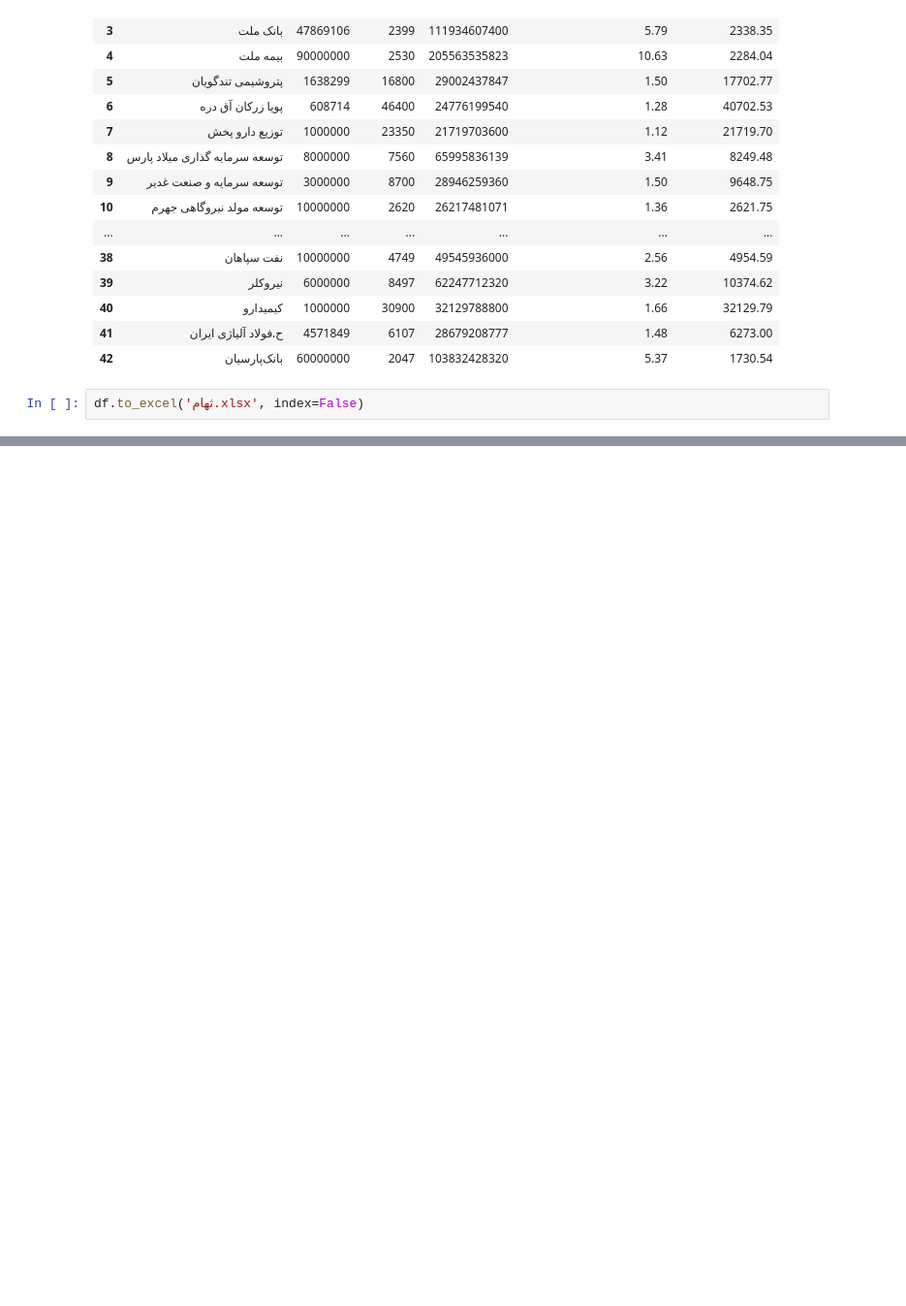
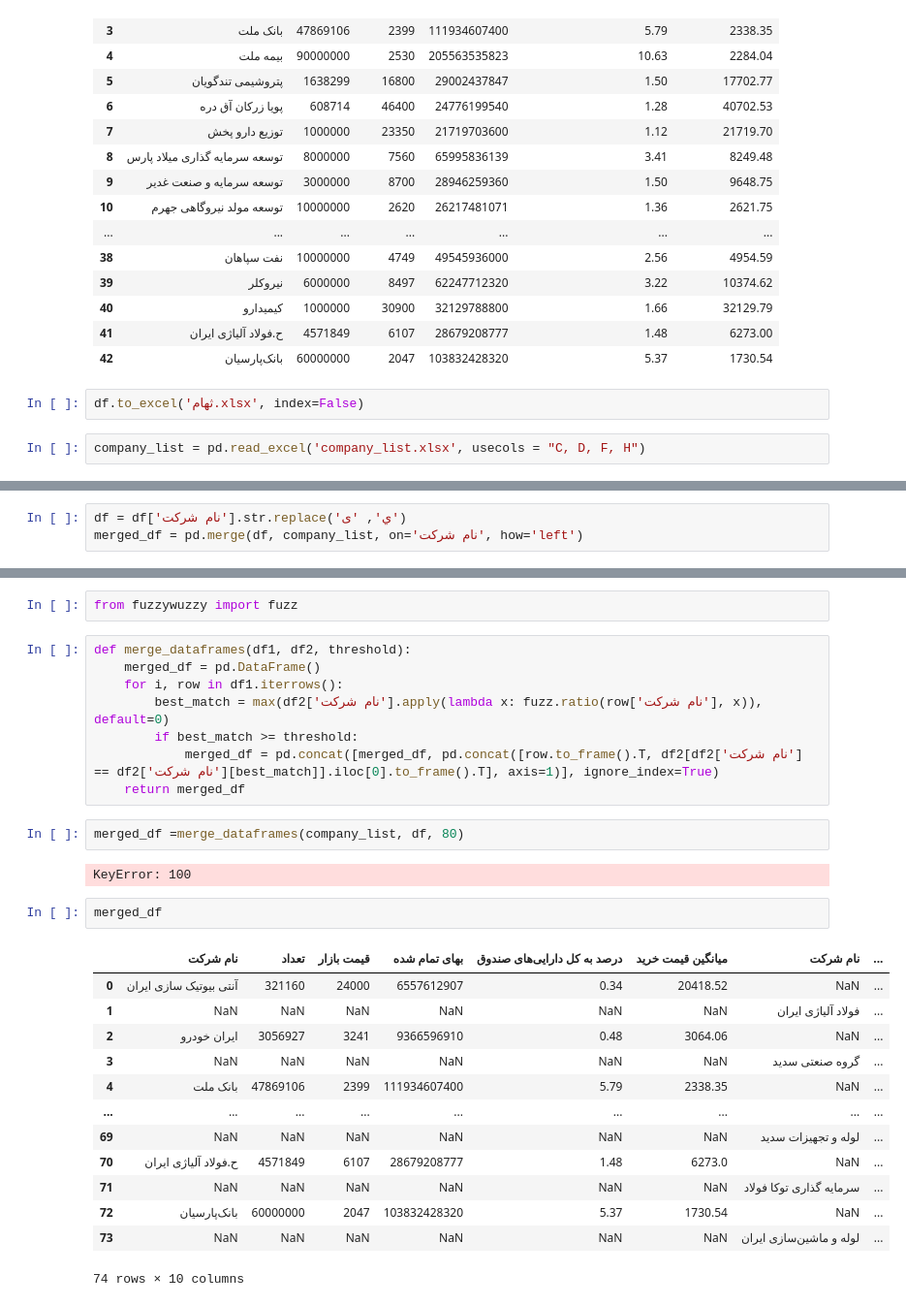
Before and after one commit to Mehdial57/python-project, a Jupyter notebook: sandogh.ipynb, the cells around one changed output, grey strips where cells are left out. Shown: that part at 97% size. Saved outputs shown, nothing was run; the diff lists cells and outputs as text; blank space fills up the shorter version.

```diff
--- a/sandogh.ipynb
+++ b/sandogh.ipynb
@@ -63,3 +65,5 @@ df
 | 42 | بانک‌پارسیان‌ | 60000000 | 2047 | 103832428320 | 5.37 | 1730.54 |
 # %%
 df.to_excel('ثهام.xlsx', index=False)
+# %%
+company_list = pd.read_excel('company_list.xlsx', usecols = "C, D, F, H")
@@ -65,0 +86,3 @@ df.to_excel('ثهام.xlsx', index=False)
+# %%
+df = df['نام شرکت'].str.replace('ي', 'ی')
+merged_df = pd.merge(df, company_list, on='نام شرکت', how='left')
@@ -65,0 +134,30 @@ df.to_excel('ثهام.xlsx', index=False)
+# %%
+from fuzzywuzzy import fuzz
+# %%
+def merge_dataframes(df1, df2, threshold):
+    merged_df = pd.DataFrame()
+    for i, row in df1.iterrows():
+        best_match = max(df2['نام شرکت'].apply(lambda x: fuzz.ratio(row['نام شرکت'], x)), default=0)
+        if best_match >= threshold:
+            merged_df = pd.concat([merged_df, pd.concat([row.to_frame().T, df2[df2['نام شرکت'] == df2['نام شرکت'][best_match]].iloc[0].to_frame().T], axis=1)], ignore_index=True)
+    return merged_df
+# %%
+merged_df =merge_dataframes(company_list, df, 80)
+# %% [output]
+KeyError: 100
+# %%
+merged_df
+# %% [output]
+|  | نام شرکت | تعداد | قیمت بازار | بهای تمام شده | درصد به کل دارایی‌های صندوق | میانگین قیمت خرید | نام شرکت | ... |
+| 0 | آنتی بیوتیک سازی ایران | 321160 | 24000 | 6557612907 | 0.34 | 20418.52 | NaN | ... |
+| 1 | NaN | NaN | NaN | NaN | NaN | NaN | فولاد آلیاژی ایران | ... |
+| 2 | ایران‌ خودرو | 3056927 | 3241 | 9366596910 | 0.48 | 3064.06 | NaN | ... |
+| 3 | NaN | NaN | NaN | NaN | NaN | NaN | گروه صنعتی سدید | ... |
+| 4 | بانک ملت | 47869106 | 2399 | 111934607400 | 5.79 | 2338.35 | NaN | ... |
+| ... | ... | ... | ... | ... | ... | ... | ... | ... |
+| 69 | NaN | NaN | NaN | NaN | NaN | NaN | لوله و تجهیزات سدید | ... |
+| 70 | ح.فولاد آلیاژی ایران | 4571849 | 6107 | 28679208777 | 1.48 | 6273.0 | NaN | ... |
+| 71 | NaN | NaN | NaN | NaN | NaN | NaN | سرمایه گذاری توکا فولاد | ... |
+| 72 | بانک‌پارسیان‌ | 60000000 | 2047 | 103832428320 | 5.37 | 1730.54 | NaN | ... |
+| 73 | NaN | NaN | NaN | NaN | NaN | NaN | لوله و ماشین‌سازی ایران | ... |
+74 rows × 10 columns
```
Also changed, not shown: parts of 5 cells of this notebook.
